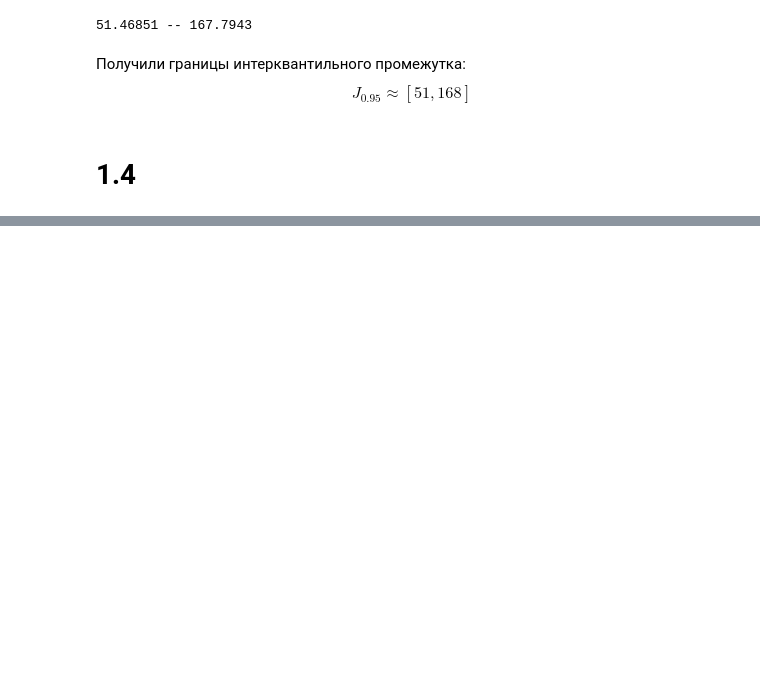
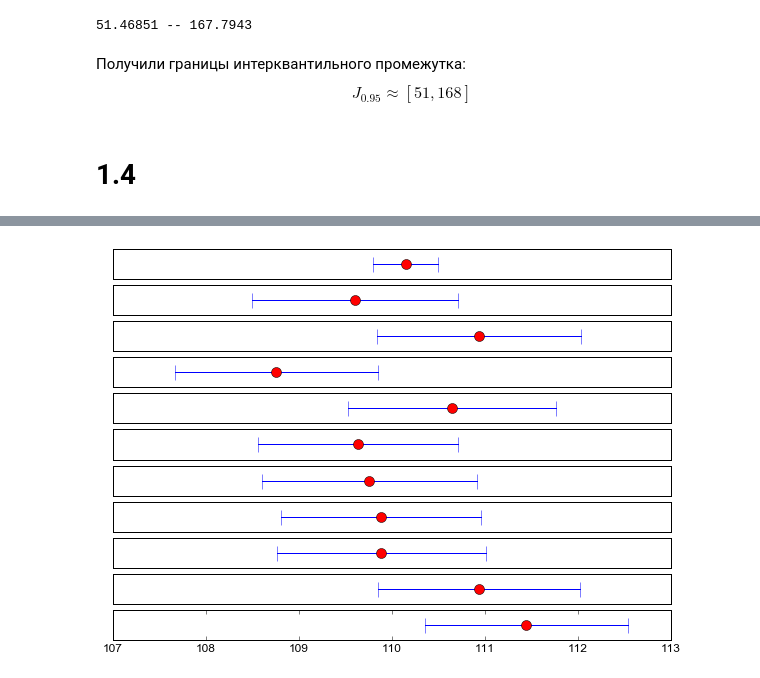
Before and after one commit to vaddya/probability-and-statistics, a Jupyter notebook: lab2/code/lab2.ipynb, the cells around one changed output, grey strips where cells are left out. Saved outputs shown, nothing was run; the diff lists cells and outputs as text; code cells hidden in the pictures; blank space fills up the shorter version.

```diff
--- a/lab2/code/lab2.ipynb
+++ b/lab2/code/lab2.ipynb
@@ -251,0 +245,24 @@ st.chi2?
+# %%
+q = 0.8
+
+fig = plt.figure(figsize=(10, 7))
+size = len(samples)
+
+for i in range(size):
+    s = samples[i]
+    if i > 0:
+        ax = fig.add_subplot(size, 1, i+1, sharex = ax_prev)
+    else:
+        ax = fig.add_subplot(size, 1, i+1)
+    x, y = list(s.interval_mean(0.8)), [0, 0]
+    ax.plot(x, y, marker = '|', markersize=15)
+    ax.plot(s.mean(), 0, color='red', marker = 'o', markersize=10)
+    plt.yticks([])
+    if (i != size - 1):
+        ax.get_xaxis().set_visible(False)
+    plt.xticks(fontsize=12)
+    ax_prev = ax
+
+plt.show()
+# %% [output]
+[figure, added]
```
Also changed, not shown: parts of 13 cells of this notebook, 1 other file.
